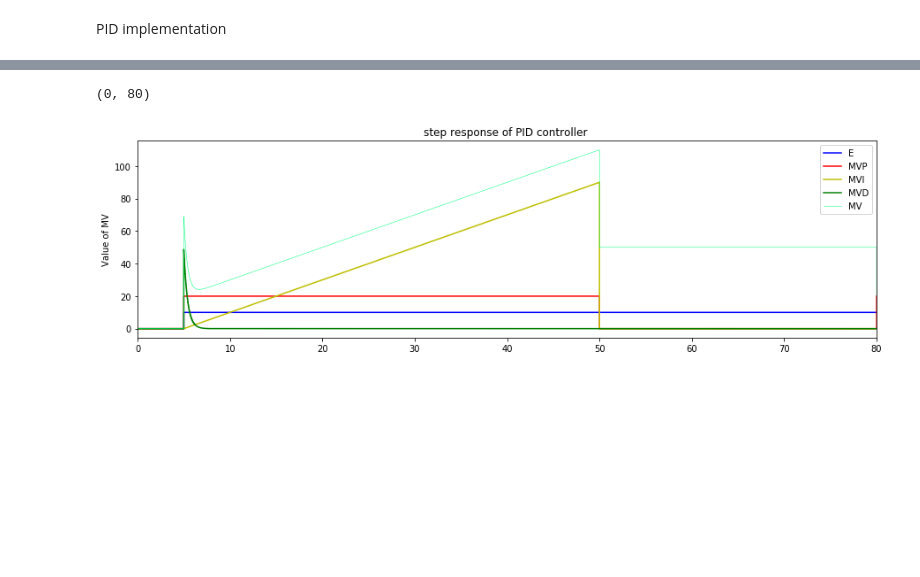
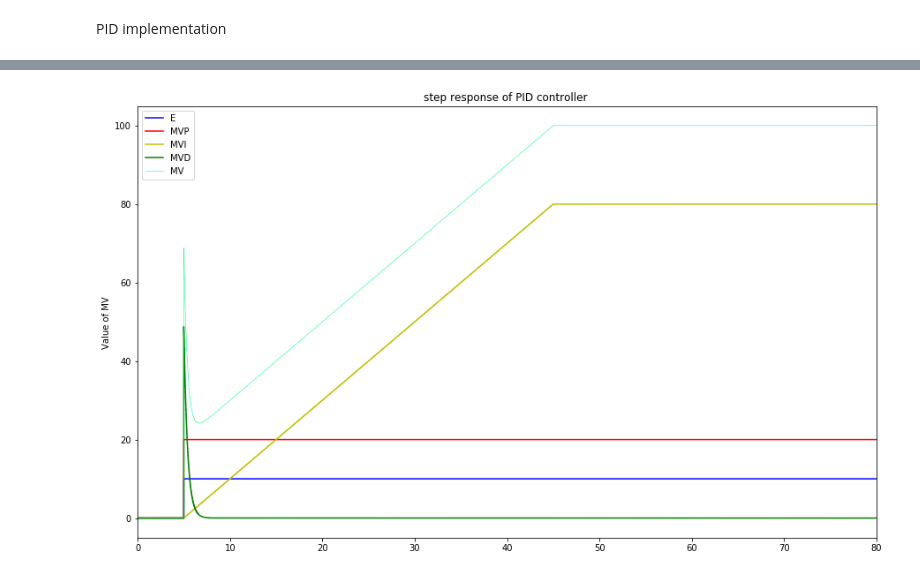
Before and after one commit to esme-deep/control_theory-, a Jupyter notebook: package_LAB.ipynb, the cells around one changed output, grey strips where cells are left out. Drawn from its saved outputs; the diff is of its cells as text; code cells hidden in the pictures; blank space fills up the shorter version.

```diff
--- a/package_LAB.ipynb
+++ b/package_LAB.ipynb
@@ -52,7 +52,7 @@ PV_EFD = []
 
 # Parameters
 Kp = 1
-TLead = -1
+TLead = 1
 TLag = 3
 
 for i in range(0,N):
@@ -77,4 +77,5 @@ plt.ylabel('Value of PV')
 plt.xlabel('Time [s]')
 plt.legend(loc='best')
 plt.xlim([0, TSim])
+plt.savefig("leadlag_step_response3")
 # %% [output]
@@ -116,7 +116,7 @@ SPPath = {0: 50, 5:50 , 50: 50, 80: 50, TSim: 50}
 PVPath = {0: 50, 5: 40, 50: 40, 80: 40, TSim: 40} #PV we let it constant
 
 # Path for MAN
-ManPath = {0: False, 5:False, 50: True, 80: True, TSim: False}
+ManPath = {0: False, 5:False, 50: False, 80: True, TSim: False}
 
 #path for MVMAN
 MVManPath = {0: 50, 5:50 , 50: 50, 80: 50, TSim: 50}
@@ -152,34 +152,34 @@ Kp = 1
 T = 5
 theta = 10
 Ti = 10
 Td = 1
 alpha = 0.4
 MVMin = 0
-MVMax = 50
+MVMax = 100
 
 for i in range(0,N):
     t.append(i*Ts)
     SelectPath_RT(SPPath,t,SP)
     SelectPath_RT(PVPath,t,PV)
     SelectPath_RT(MVManPath,t,MVMan)
     SelectPath_RT(ManPath,t,Man)
     SelectPath_RT(MVFFpath,t,MVFF)
     PID_RT(SP,PV,Man,MVMan,MVFF,2,Ti,Td,alpha,Ts,MVMin,MVMax,MV,MVP,MVI,MVD,E,False,0,'EBD_EBD')
 
 
 
 plt.figure(figsize = (15,9))
 
-plt.subplot(2,1,1)
+plt.subplot(1,1,1)
 plt.step(t,E,'b-',label='E',where='post')
 plt.step(t,MVP,'r-',label='MVP',where='post')
 plt.step(t,MVI,'y-',label='MVI',where='post')
 plt.step(t,MVD,'g-',label='MVD',where='post')
 plt.step(t,MV,'springgreen',linewidth=0.5,label='MV',where='post')
 plt.ylabel('Value of MV')
 plt.title('step response of PID controller ')
 plt.legend(loc='best')
 plt.xlim([0, TSim])
+#plt.savefig("pid_step_response")
 # %% [output]
-(0, 80)
-[figure, old version]
+[figure, new version]
```
Also changed, not shown: parts of 2 cells of this notebook, 9 other files.
